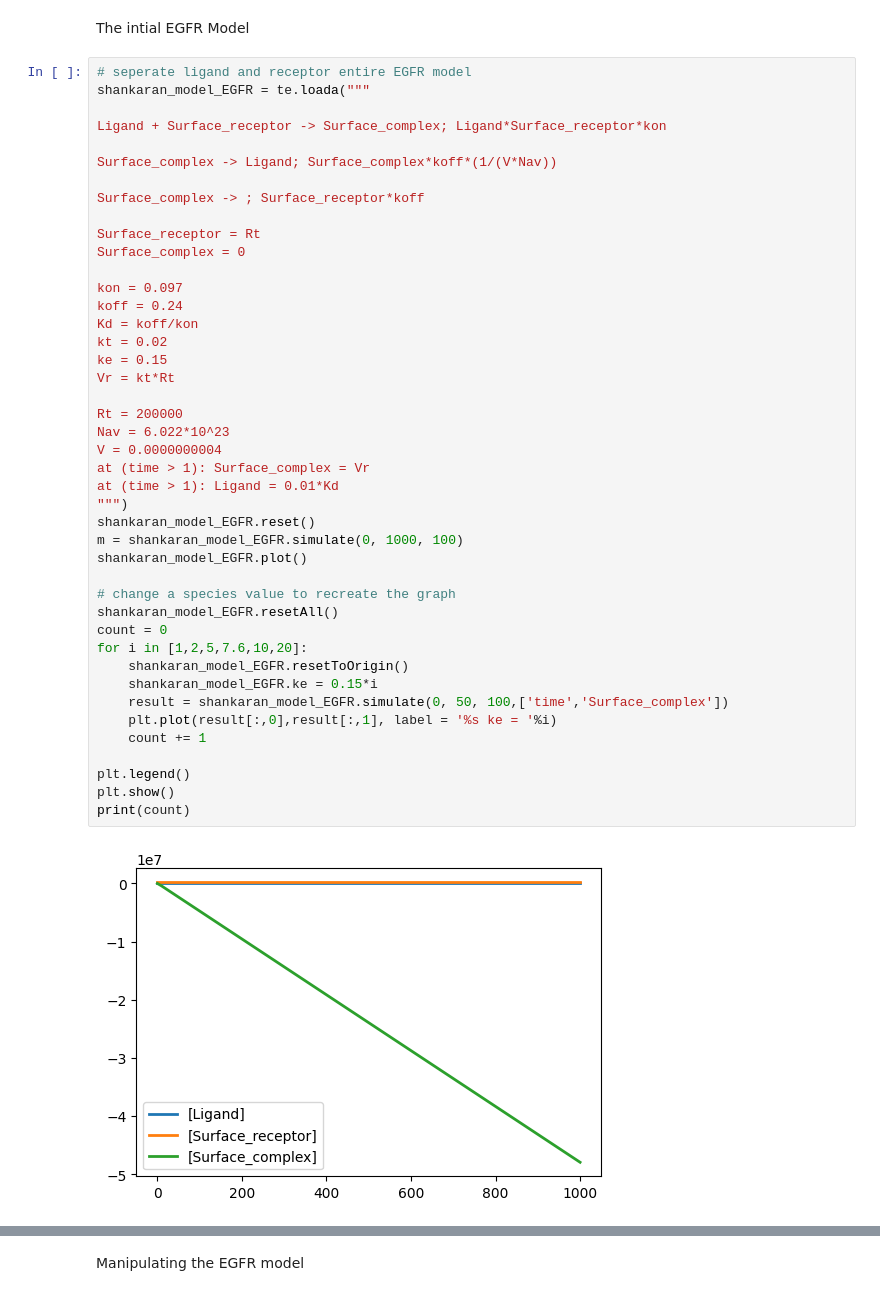
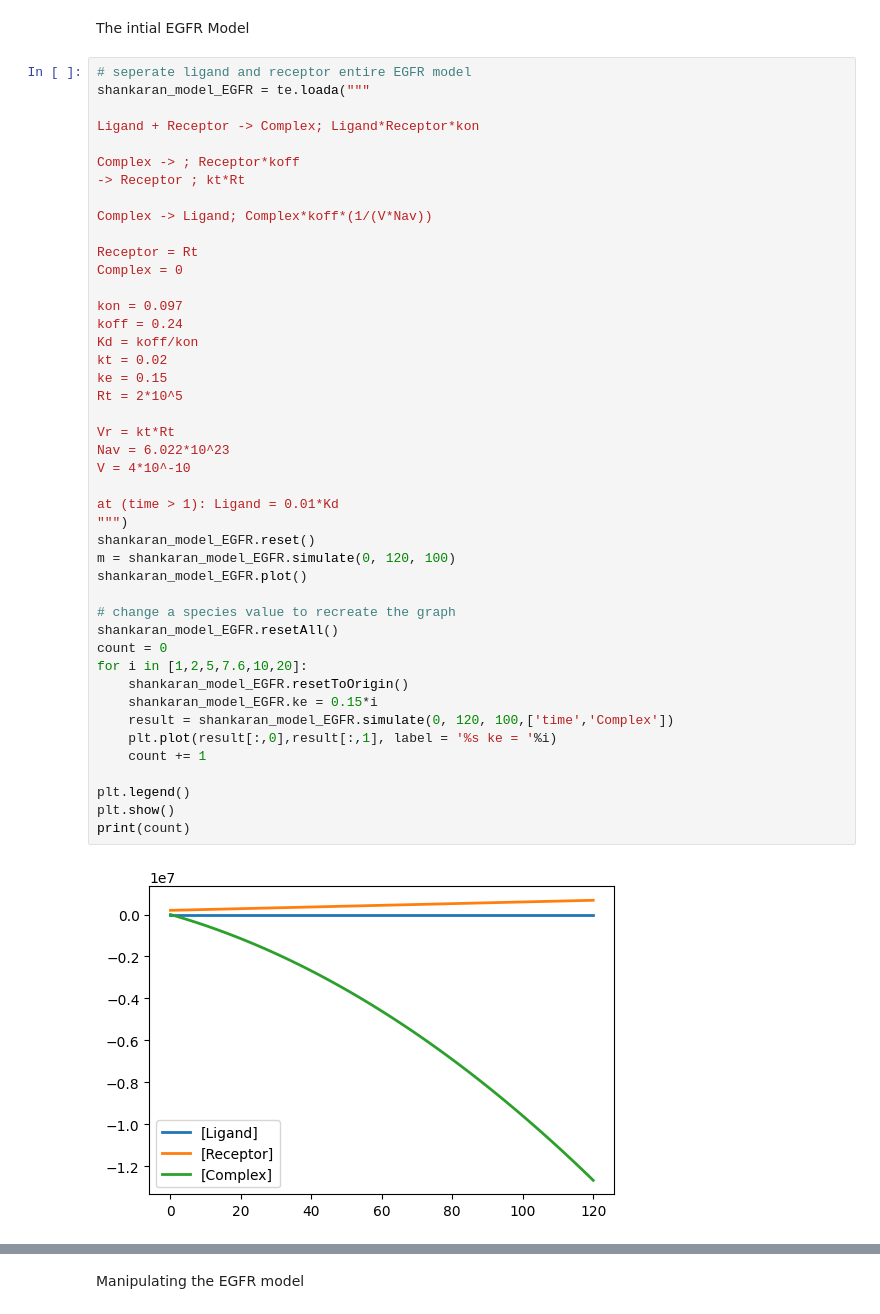
Before and after one commit to Ara101/Recapitulating-Shankaran2007-GPCR-model, a Jupyter notebook: GPCR_model/Shankaran_model.ipynb, the cells around one changed output, grey strips where cells are left out. Cells and saved outputs as stored; diff of their text form.

```diff
--- a/GPCR_model/Shankaran_model.ipynb
+++ b/GPCR_model/Shankaran_model.ipynb
@@ -11,44 +11,45 @@ The intial EGFR Model
 # seperate ligand and receptor entire EGFR model
 shankaran_model_EGFR = te.loada("""
 
-Ligand + Surface_receptor -> Surface_complex; Ligand*Surface_receptor*kon
+Ligand + Receptor -> Complex; Ligand*Receptor*kon
 
-Surface_complex -> Ligand; Surface_complex*koff*(1/(V*Nav))
+Complex -> ; Receptor*koff
+-> Receptor ; kt*Rt
 
-Surface_complex -> ; Surface_receptor*koff
+Complex -> Ligand; Complex*koff*(1/(V*Nav))
 
-Surface_receptor = Rt
-Surface_complex = 0
+Receptor = Rt
+Complex = 0
 
 kon = 0.097
 koff = 0.24
 Kd = koff/kon
 kt = 0.02
 ke = 0.15
+Rt = 2*10^5
+
 Vr = kt*Rt
+Nav = 6.022*10^23
+V = 4*10^-10
 
-Rt = 200000
-Nav = 6.022*10^23
-V = 0.0000000004
-at (time > 1): Surface_complex = Vr
 at (time > 1): Ligand = 0.01*Kd
 """)
 shankaran_model_EGFR.reset()
-m = shankaran_model_EGFR.simulate(0, 1000, 100)
+m = shankaran_model_EGFR.simulate(0, 120, 100)
 shankaran_model_EGFR.plot()
 
 # change a species value to recreate the graph
 shankaran_model_EGFR.resetAll()
 count = 0
 for i in [1,2,5,7.6,10,20]:
     shankaran_model_EGFR.resetToOrigin()
     shankaran_model_EGFR.ke = 0.15*i
-    result = shankaran_model_EGFR.simulate(0, 50, 100,['time','Surface_complex'])
+    result = shankaran_model_EGFR.simulate(0, 120, 100,['time','Complex'])
     plt.plot(result[:,0],result[:,1], label = '%s ke = '%i)
     count += 1
 
 plt.legend()
 plt.show()
 print(count)
 # %% [output]
-[figure, old version]
+[figure, new version]
```
Also changed, not shown: parts of 5 cells of this notebook.
